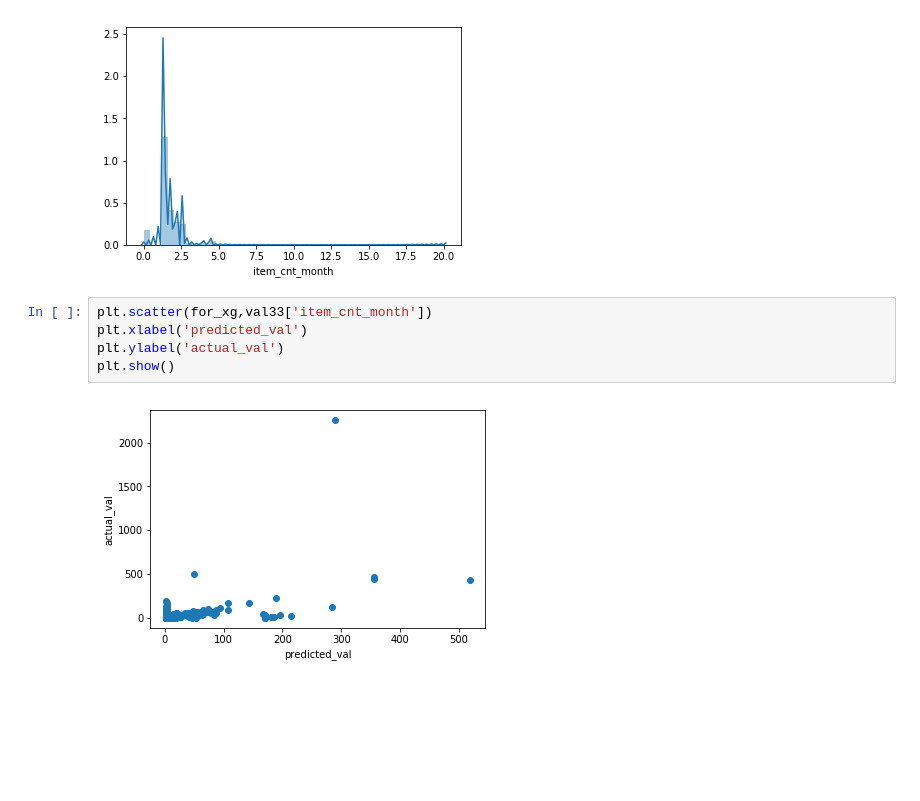
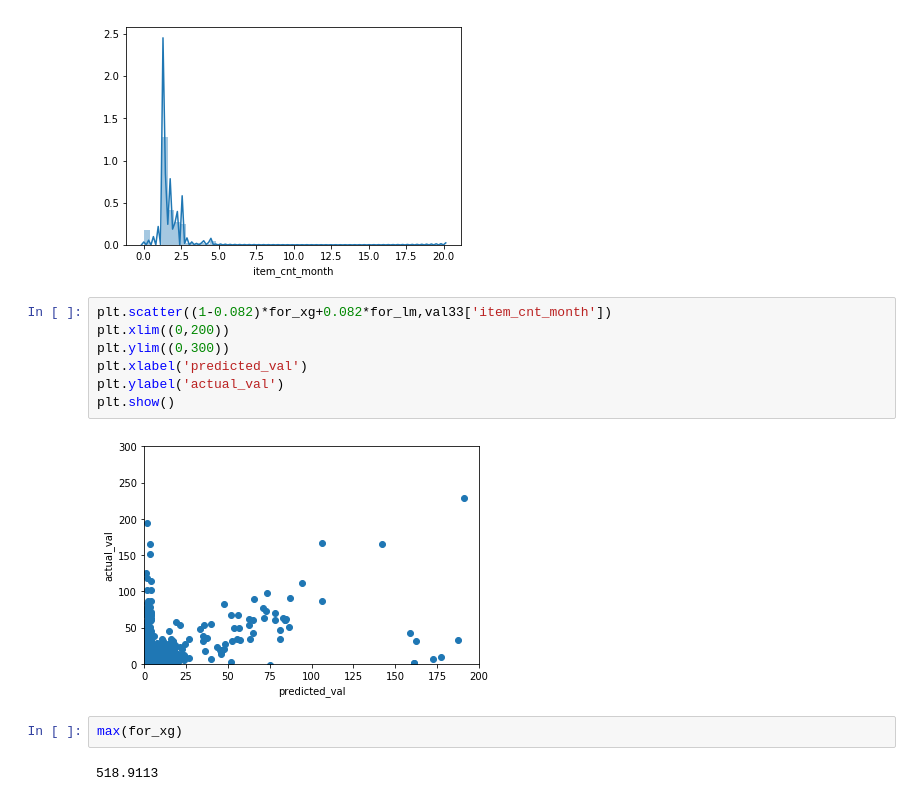
Before and after one commit to Fenil3510/Summer_Kernels, a Jupyter notebook: Future_Sales/KNN_Features_no_trim.ipynb, the cells around one changed output. Saved outputs shown, nothing was run; the diff lists cells and outputs as text; blank space fills up the shorter version.

```diff
--- a/Future_Sales/KNN_Features_no_trim.ipynb
+++ b/Future_Sales/KNN_Features_no_trim.ipynb
@@ -657,9 +624,15 @@ plt.show()
 # %% [output]
 [figure]
 # %%
-plt.scatter(for_xg,val33['item_cnt_month'])
+plt.scatter((1-0.082)*for_xg+0.082*for_lm,val33['item_cnt_month'])
+plt.xlim((0,200))
+plt.ylim((0,300))
 plt.xlabel('predicted_val')
 plt.ylabel('actual_val')
 plt.show()
 # %% [output]
-[figure, old version]
+[figure, new version]
+# %%
+max(for_xg)
+# %% [output]
+518.9113
```
Also changed, not shown: parts of 54 cells of this notebook, 4 other files.
